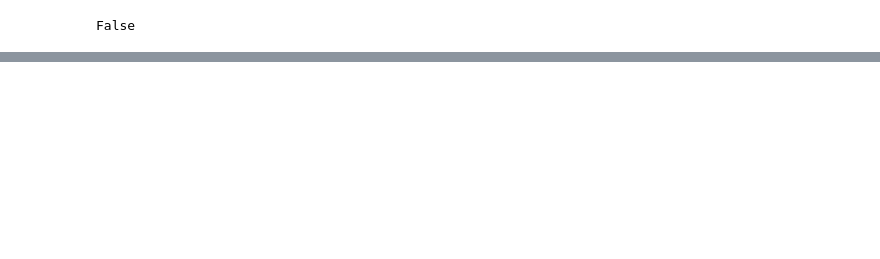
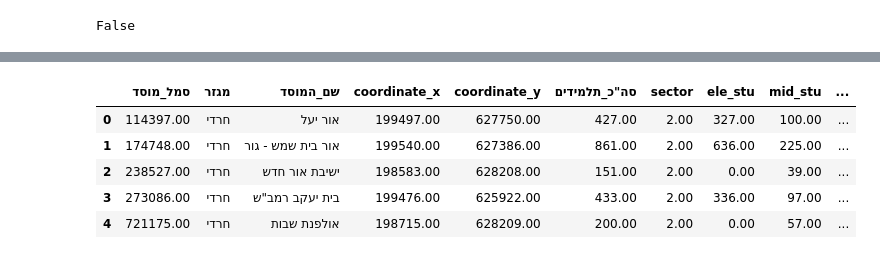
Before and after one commit to DavidPerelman/education, a Jupyter notebook: betshemesh_muni/main.ipynb, the cells around one changed output, grey strips where cells are left out. Saved outputs shown, nothing was run; the diff lists cells and outputs as text; code cells hidden in the pictures; blank space fills up the shorter version.

```diff
--- a/betshemesh_muni/main.ipynb
+++ b/betshemesh_muni/main.ipynb
@@ -21,7 +21,11 @@ BShemesh=remove_spaces_in_columns(BShemesh)
 # %%
 BShemesh=BShemesh[~BShemesh['הערות'].str.contains('גן', na=False)]
 # %%
+# #קאורדינטות של מוסדות חינוך בכל הארץ ממשרד החינוך
+# moe_mosdot_coordinates_2022=up_load_df(r'{}\background_files\ministry_of_education\מוסדות'.format(education_folder_path),'moe_mosdot_coordinates_2022')
+# moe_mosdot_coordinates_2022=remove_spaces_in_columns(moe_mosdot_coordinates_2022)
+
 #קאורדינטות של מוסדות חינוך בכל הארץ ממשרד החינוך
-moe_mosdot_coordinates_2022=up_load_df(r'{}\background_files\ministry_of_education\מוסדות'.format(education_folder_path),'moe_mosdot_coordinates_2022')
-moe_mosdot_coordinates_2022=remove_spaces_in_columns(moe_mosdot_coordinates_2022)
+JTMT_setls_schools_coordinates=up_load_df(r'{}\background_files'.format(education_folder_path),'JTMT_setls_schools_coordinates')
+JTMT_setls_schools_coordinates=remove_spaces_in_columns(JTMT_setls_schools_coordinates)
 # %%
@@ -34,6 +38,6 @@ moe_mosdot_coordinates_2022 = moe_mosdot_coordinates_2022.drop(columns=['UTM_X',
 # %%
 # מיזוג הטבלאות לפי העמודה "סמל_מוסד"
-BShemesh = pd.merge(BShemesh, moe_mosdot_coordinates_2022[['סמל_מוסד', 'coordinate_x', 'coordinate_y']],
+BShemesh = pd.merge(BShemesh, JTMT_setls_schools_coordinates[['סמל_מוסד', 'coordinate_x', 'coordinate_y']],
                      on='סמל_מוסד', how='left')
 # %%
 BShemesh=BShemesh.drop(columns=['שכונה', 'כתובת', 'טלפון', 'פקס', 'מייל', 'שם_מנהל/ת',
@@ -153,0 +143,22 @@ duplicated_rows
+# %%
+# קיבוץ לפי "סמל_מוסד" עם סכימה של עמודות מסוימות והשארה של עמודות אחרות ללא שינוי
+duplicated_rows = duplicated_rows.groupby('סמל_מוסד').agg({
+    'מגזר': 'first',  # ערך ראשון
+    'שם_המוסד': 'first',  # ערך ראשון
+    'coordinate_x': 'first',  # ערך ראשון
+    'coordinate_y': 'first',  # ערך ראשון
+    'סה"כ_תלמידים': 'sum',  # ערך ראשון
+    'sector': 'first',  # ערך ראשון
+    'ele_stu': 'sum',    # סכימה
+    'mid_stu': 'sum',    # סכימה
+    'high_stu': 'sum',    # סכימה
+}).reset_index()
+
+duplicated_rows.head()
+# %% [output]
+|  | סמל_מוסד | מגזר | שם_המוסד | coordinate_x | coordinate_y | סה"כ_תלמידים | sector | ele_stu | mid_stu | ... |
+| 0 | 114397.00 | חרדי | אור יעל | 199497.00 | 627750.00 | 427.00 | 2.00 | 327.00 | 100.00 | ... |
+| 1 | 174748.00 | חרדי | אור בית שמש - גור | 199540.00 | 627386.00 | 861.00 | 2.00 | 636.00 | 225.00 | ... |
+| 2 | 238527.00 | חרדי | ישיבת אור חדש | 198583.00 | 628208.00 | 151.00 | 2.00 | 0.00 | 39.00 | ... |
+| 3 | 273086.00 | חרדי | בית יעקב רמב"ש | 199476.00 | 625922.00 | 433.00 | 2.00 | 336.00 | 97.00 | ... |
+| 4 | 721175.00 | חרדי | אולפנת שבות | 198715.00 | 628209.00 | 200.00 | 2.00 | 0.00 | 57.00 | ... |
```
Also changed, not shown: parts of 4 cells of this notebook, 1 other file.
